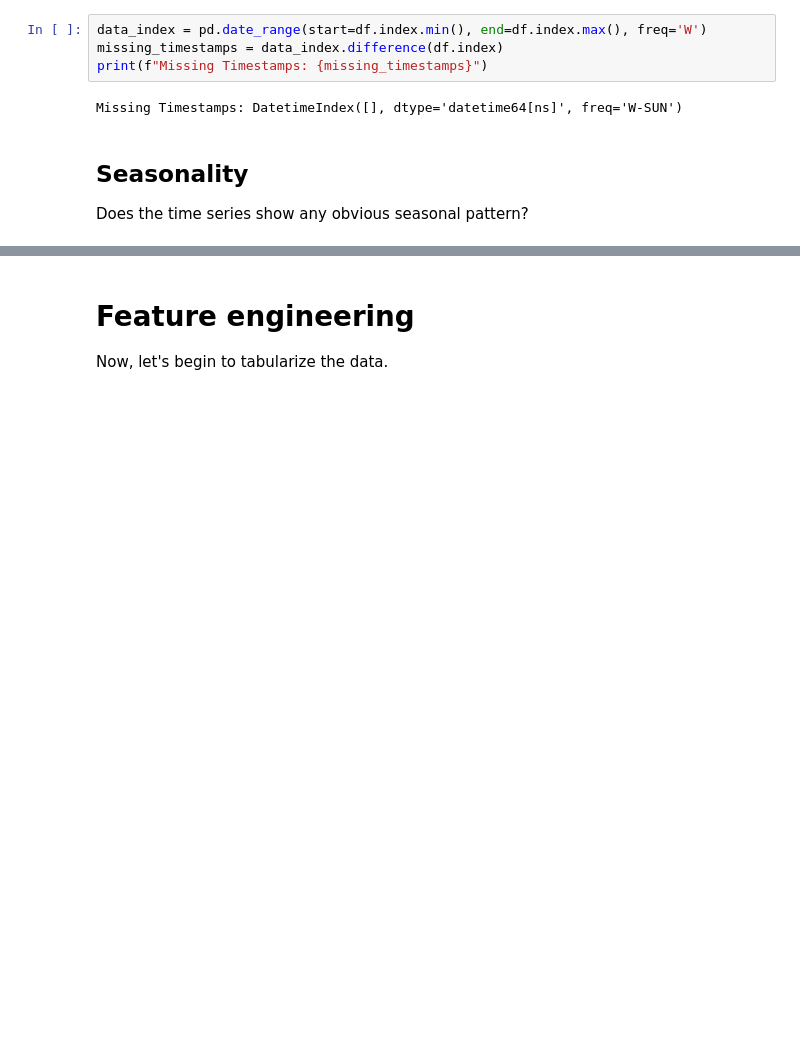
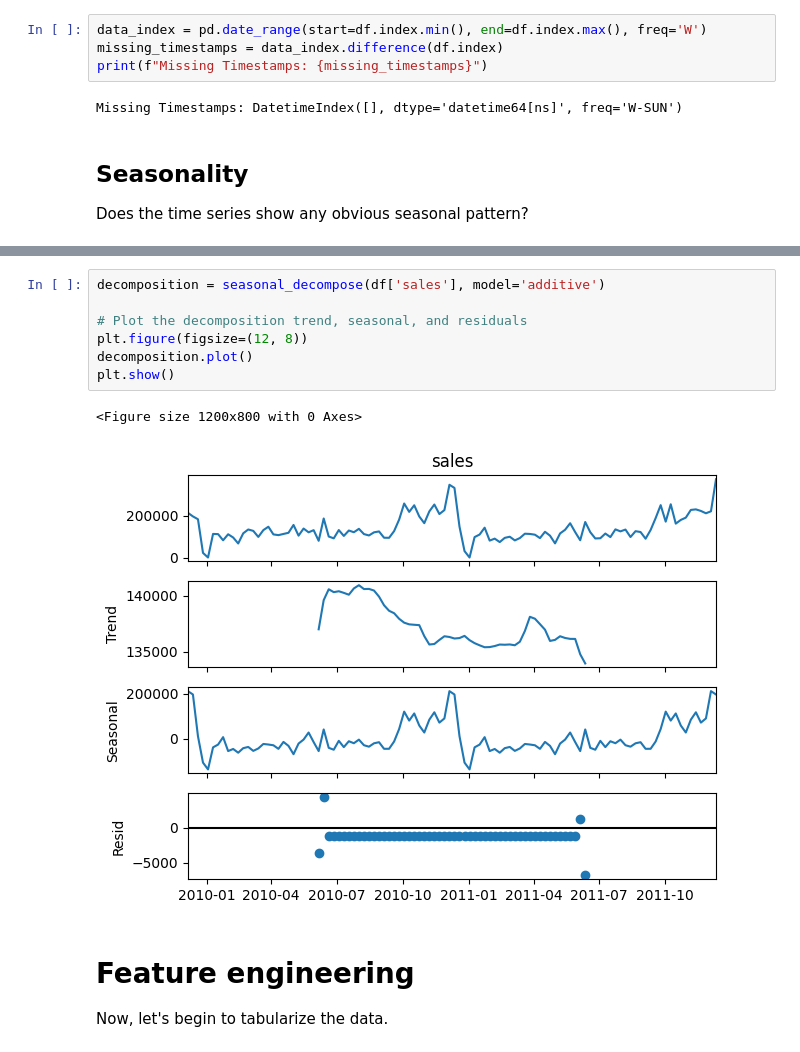
Before and after one commit to els-pnw/Feature-Engineering-Time-Series-Forecasting, a Jupyter notebook: assignment1_tabularize_time_series.ipynb, the cells around one changed output, grey strips where cells are left out. Drawn from its saved outputs; the diff is of its cells as text; blank space fills up the shorter version.

```diff
--- a/assignment1_tabularize_time_series.ipynb
+++ b/assignment1_tabularize_time_series.ipynb
@@ -187,3 +154,13 @@ fig.show()
+# %%
+decomposition = seasonal_decompose(df['sales'], model='additive')
+
+# Plot the decomposition trend, seasonal, and residuals
+plt.figure(figsize=(12, 8))
+decomposition.plot()
+plt.show()
+# %% [output]
+<Figure size 1200x800 with 0 Axes>
+[figure, added]
 # %% [markdown]
 # Feature engineering
 
```
Also changed, not shown: parts of 3 cells of this notebook.
